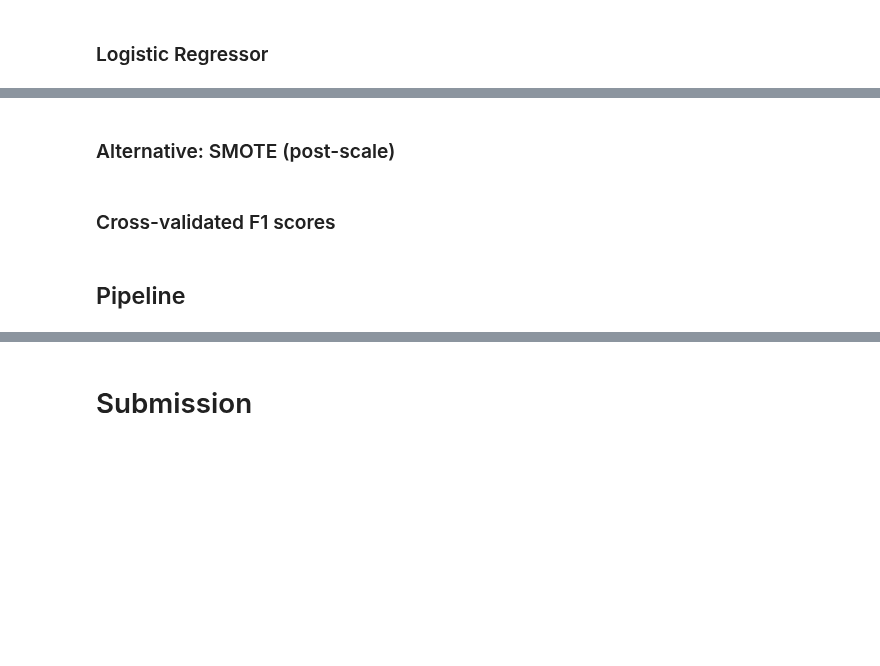
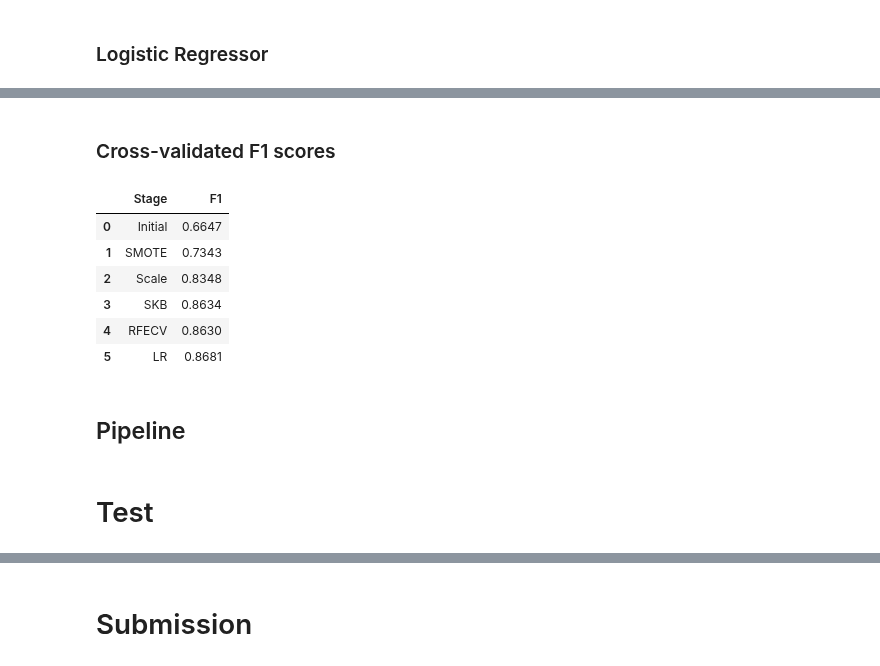
Before and after one commit to jamesdeluk/data-projects, a Jupyter notebook: Projects/nlp-with-disaster-tweets/disaster-tweets-nlp.ipynb, the cells around one changed output, grey strips where cells are left out. Drawn from its saved outputs; the diff is of its cells as text; code cells hidden in the pictures; blank space fills up the shorter version.

```diff
--- a/Projects/nlp-with-disaster-tweets/disaster-tweets-nlp.ipynb
+++ b/Projects/nlp-with-disaster-tweets/disaster-tweets-nlp.ipynb
@@ -387,4 +843,0 @@ X_train_scaled = scaler.fit_transform(X_train)
-# %%
-cross_val_f1 = cross_val_score(lr, X_train_scaled, y_train, cv=5, scoring='f1').mean()
-print(f'Cross-validated F1 score:\t{round(cross_val_f1,4)}')
-cv_scores.append(('Scale',cross_val_f1))
@@ -410,4 +919,0 @@ lr = bayessearch_lr.best_estimator_
-# %%
-cross_val_f1 = cross_val_score(lr, X_train_scaled, y_train, cv=5, scoring='f1').mean()
-print(f'Cross-validated F1 score:\t{round(cross_val_f1,4)}')
-cv_scores.append(('LR',cross_val_f1))
@@ -425,4 +919,0 @@ X_train_scaled = selector_kb.fit_transform(X_train_scaled, y_train)
-# %%
-cross_val_f1 = cross_val_score(lr, X_train_scaled, y_train, cv=5, scoring='f1').mean()
-print(f'Cross-validated F1 score:\t{round(cross_val_f1,4)}')
-cv_scores.append(('Select K Best',cross_val_f1))
@@ -454,6 +919,0 @@ X_train_scaled = rfecv.transform(X_train_scaled)
-# %%
-cross_val_f1 = cross_val_score(lr, X_train_scaled, y_train, cv=5, scoring='f1').mean()
-print(f'Cross-validated F1 score:\t{round(cross_val_f1,4)}')
-cv_scores.append(('RFECV',cross_val_f1))
-# %% [markdown]
-### Alternative: SMOTE (post-scale)
@@ -476,7 +920,15 @@ cv_scores.append(('RFECV',cross_val_f1))
 # %% [markdown]
 ### Cross-validated F1 scores
 # %%
-pd.DataFrame(cv_scores, columns=['stage', 'f1']).round(4)
+pd.DataFrame(cv_scores, columns=['Stage','F1']).round(4)
+# %% [output]
+|  | Stage | F1 |
+| 0 | Initial | 0.6647 |
+| 1 | SMOTE | 0.7343 |
+| 2 | Scale | 0.8348 |
+| 3 | SKB | 0.8634 |
+| 4 | RFECV | 0.8630 |
+| 5 | LR | 0.8681 |
 # %% [markdown]
 ## Pipeline
 # %%
@@ -514 +966,3 @@ pd.DataFrame(cv_scores, columns=['stage', 'f1']).round(4)
 # print(f'Cross-validated F1 score:\t{round(cross_val_f1,4)}')
+# %% [markdown]
+# Test
```
Also changed, not shown: parts of 90 cells of this notebook.
